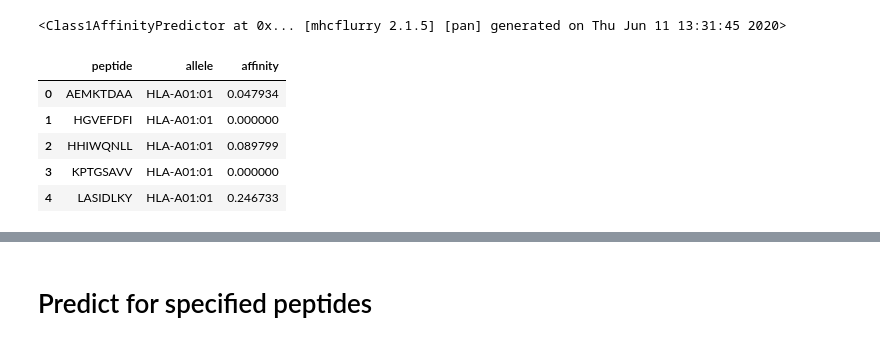
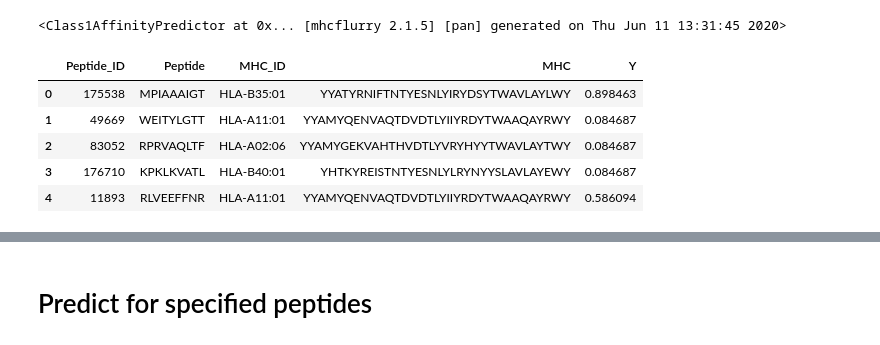
Before and after one commit to sanjj271/Macrocycles, a Jupyter notebook: notebooks/mhcflurry-colab.ipynb, the cells around one changed output, grey strips where cells are left out. Saved outputs shown, nothing was run; the diff lists cells and outputs as text; code cells hidden in the pictures.

```diff
--- a/notebooks/mhcflurry-colab.ipynb
+++ b/notebooks/mhcflurry-colab.ipynb
@@ -32,13 +38,13 @@ predictor1
 # %%
 import pandas as pd
 
 # Load your uploaded dataset
-df = pd.read_csv("/content/mhcflurry_input.csv")
+df = pd.read_csv("/content/test_class1.csv")
 df.head()
 # %% [output]
-|  | peptide | allele | affinity |
-| 0 | AEMKTDAA | HLA-A01:01 | 0.047934 |
-| 1 | HGVEFDFI | HLA-A01:01 | 0.000000 |
-| 2 | HHIWQNLL | HLA-A01:01 | 0.089799 |
-| 3 | KPTGSAVV | HLA-A01:01 | 0.000000 |
-| 4 | LASIDLKY | HLA-A01:01 | 0.246733 |
+|  | Peptide_ID | Peptide | MHC_ID | MHC | Y |
+| 0 | 175538 | MPIAAAIGT | HLA-B35:01 | YYATYRNIFTNTYESNLYIRYDSYTWAVLAYLWY | 0.898463 |
+| 1 | 49669 | WEITYLGTT | HLA-A11:01 | YYAMYQENVAQTDVDTLYIIYRDYTWAAQAYRWY | 0.084687 |
+| 2 | 83052 | RPRVAQLTF | HLA-A02:06 | YYAMYGEKVAHTHVDTLYVRYHYYTWAVLAYTWY | 0.084687 |
+| 3 | 176710 | KPKLKVATL | HLA-B40:01 | YHTKYREISTNTYESNLYLRYNYYSLAVLAYEWY | 0.084687 |
+| 4 | 11893 | RLVEEFFNR | HLA-A11:01 | YYAMYQENVAQTDVDTLYIIYRDYTWAAQAYRWY | 0.586094 |
```
Also changed, not shown: parts of 6 cells of this notebook.
